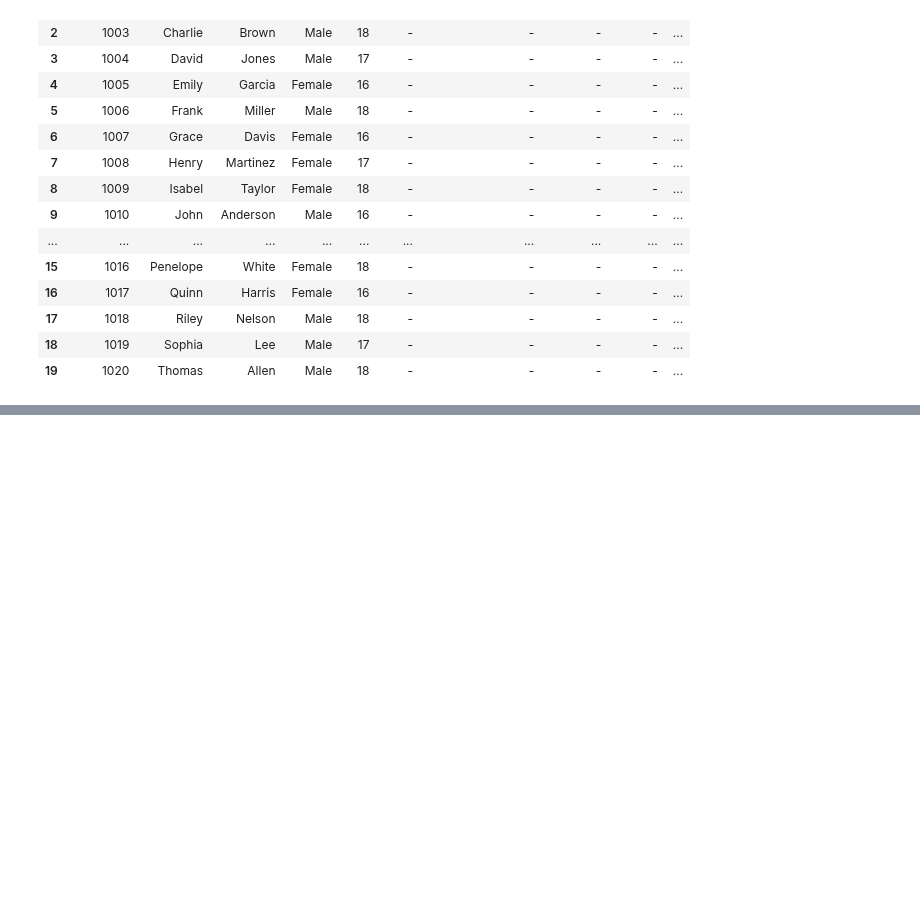
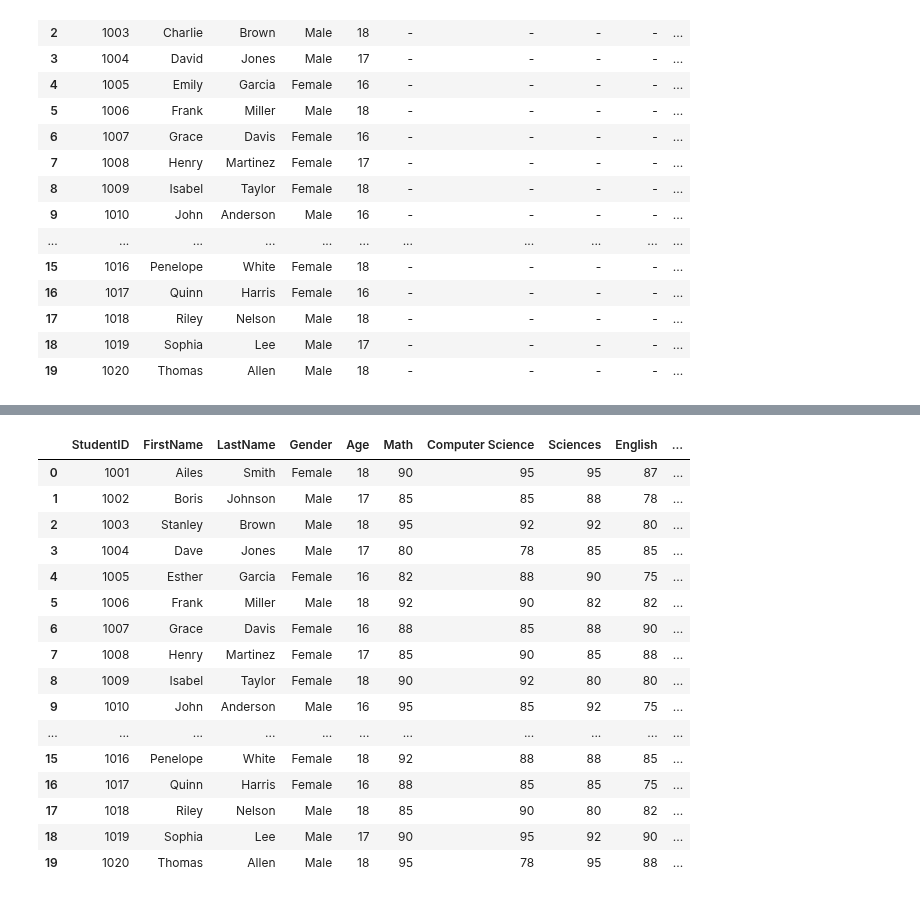
Before and after one commit to Ronnie5562/ML002, a Jupyter notebook: Section2/Pandas/Updating.ipynb, the cells around one changed output, grey strips where cells are left out. Drawn from its saved outputs; the diff is of its cells as text; code cells hidden in the pictures; blank space fills up the shorter version.

```diff
--- a/Section2/Pandas/Updating.ipynb
+++ b/Section2/Pandas/Updating.ipynb
@@ -157,0 +367,23 @@ students_df
+# %%
+# Now, we can permanently change the data!!! feels good right???
+students_df['FirstName'] = students_df['FirstName'].replace({'Alice':'Ailes', 'Bob':'Boris', 'Emily':'Esther', 'Charlie':'Stanley', 'Olivia':'Oliver', 'David':'Dave'})
+# %%
+students_df # Data changed
+# %% [output]
+|  | StudentID | FirstName | LastName | Gender | Age | Math | Computer Science | Sciences | English | ... |
+| 0 | 1001 | Ailes | Smith | Female | 18 | 90 | 95 | 95 | 87 | ... |
+| 1 | 1002 | Boris | Johnson | Male | 17 | 85 | 85 | 88 | 78 | ... |
+| 2 | 1003 | Stanley | Brown | Male | 18 | 95 | 92 | 92 | 80 | ... |
+| 3 | 1004 | Dave | Jones | Male | 17 | 80 | 78 | 85 | 85 | ... |
+| 4 | 1005 | Esther | Garcia | Female | 16 | 82 | 88 | 90 | 75 | ... |
+| 5 | 1006 | Frank | Miller | Male | 18 | 92 | 90 | 82 | 82 | ... |
+| 6 | 1007 | Grace | Davis | Female | 16 | 88 | 85 | 88 | 90 | ... |
+| 7 | 1008 | Henry | Martinez | Female | 17 | 85 | 90 | 85 | 88 | ... |
+| 8 | 1009 | Isabel | Taylor | Female | 18 | 90 | 92 | 80 | 80 | ... |
+| 9 | 1010 | John | Anderson | Male | 16 | 95 | 85 | 92 | 75 | ... |
+| ... | ... | ... | ... | ... | ... | ... | ... | ... | ... | ... |
+| 15 | 1016 | Penelope | White | Female | 18 | 92 | 88 | 88 | 85 | ... |
+| 16 | 1017 | Quinn | Harris | Female | 16 | 88 | 85 | 85 | 75 | ... |
+| 17 | 1018 | Riley | Nelson | Male | 18 | 85 | 90 | 80 | 82 | ... |
+| 18 | 1019 | Sophia | Lee | Male | 17 | 90 | 95 | 92 | 90 | ... |
+| 19 | 1020 | Thomas | Allen | Male | 18 | 95 | 78 | 95 | 88 | ... |
```
Also changed, not shown: parts of 18 cells of this notebook, 1 other file.
